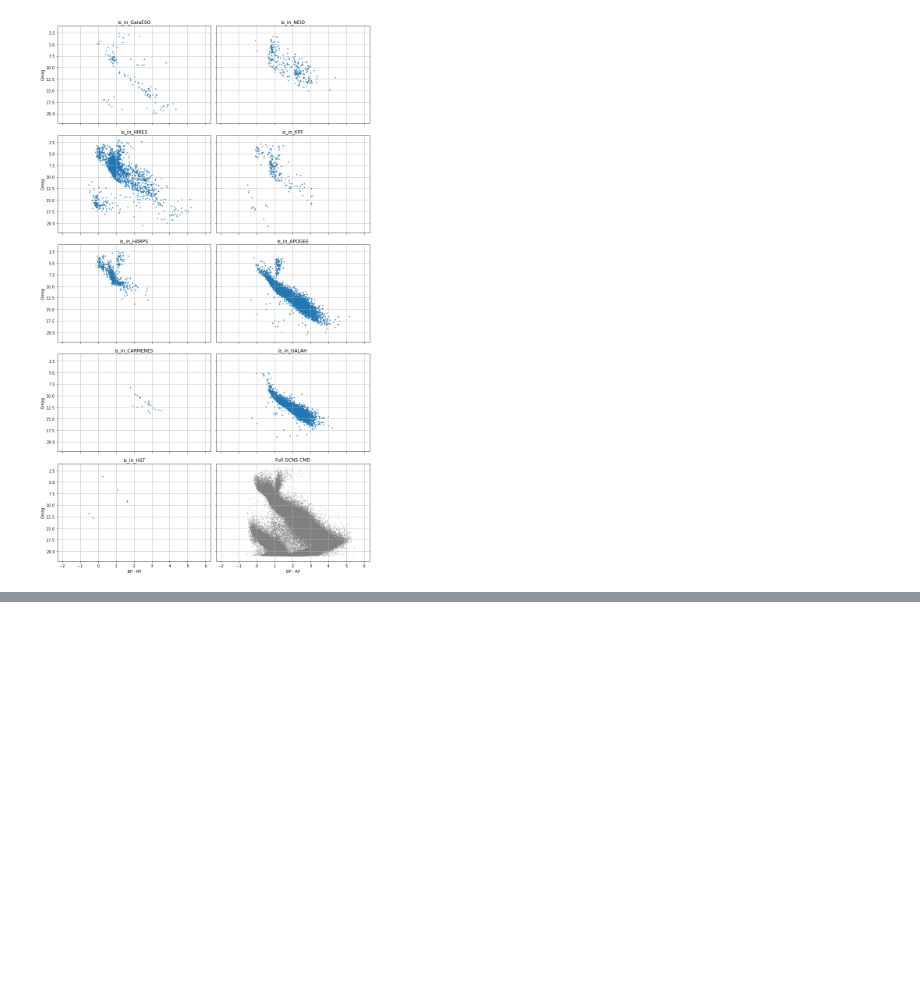
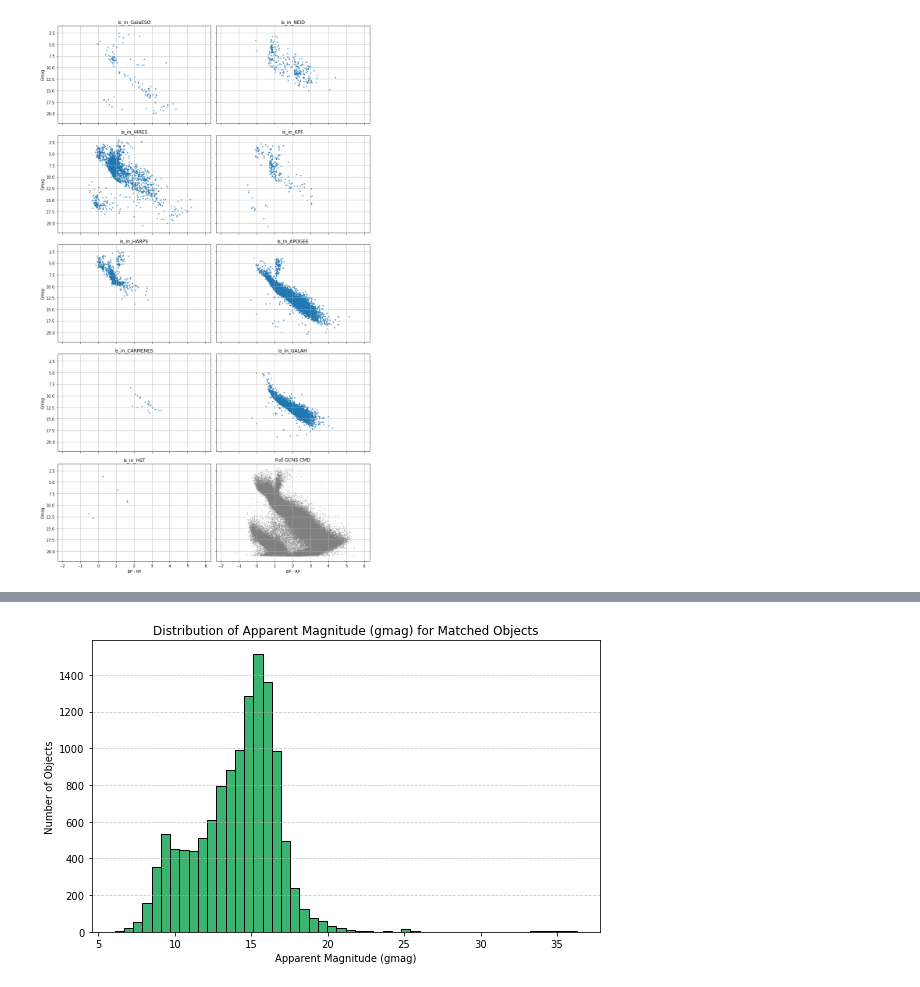
Before and after one commit to eyu22/BL2025, a Jupyter notebook: compile_catalogs.ipynb, the cells around one changed output, grey strips where cells are left out. Drawn from its saved outputs; the diff is of its cells as text; code cells hidden in the pictures; blank space fills up the shorter version.

```diff
--- a/compile_catalogs.ipynb
+++ b/compile_catalogs.ipynb
@@ -715,0 +718,18 @@ plt.show()
+# %%
+# === Filter to matched objects only ===
+matched = catalog_summary[catalog_summary['any_match'] == 1]
+
+# === Drop NaNs in gmag to avoid issues ===
+matched = matched.dropna(subset=['gmag'])
+
+# === Plot histogram ===
+plt.figure(figsize=(8, 5))
+plt.hist(matched['gmag'], bins=50, color='mediumseagreen', edgecolor='black')
+plt.xlabel('Apparent Magnitude (gmag)')
+plt.ylabel('Number of Objects')
+plt.title('Distribution of Apparent Magnitude (gmag) for Matched Objects')
+plt.grid(axis='y', linestyle='--', alpha=0.7)
+plt.tight_layout()
+plt.show()
+# %% [output]
+[figure, added]
```
Also changed, not shown: parts of 6 cells of this notebook.
